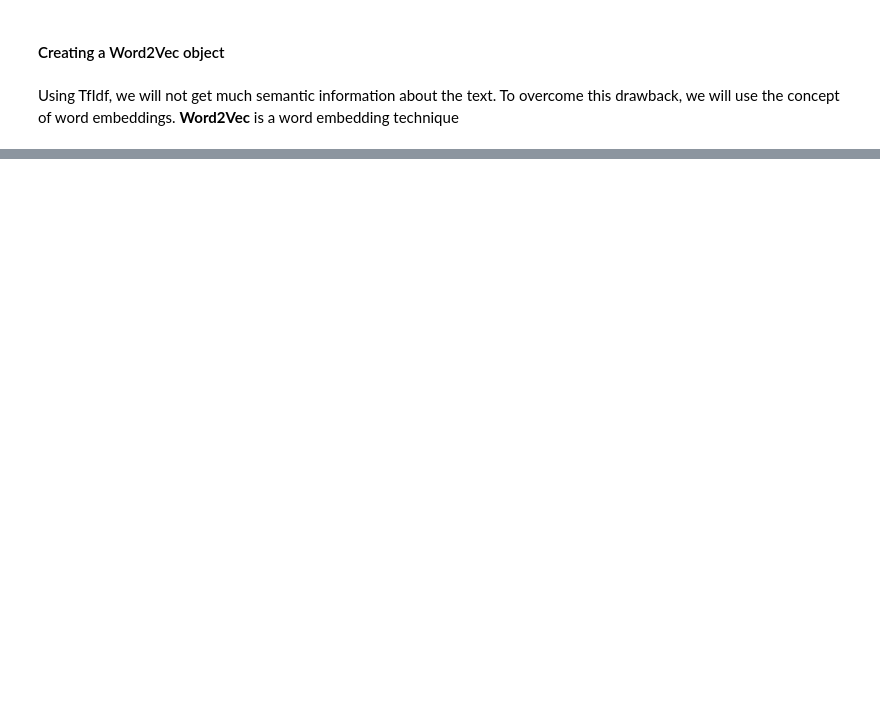
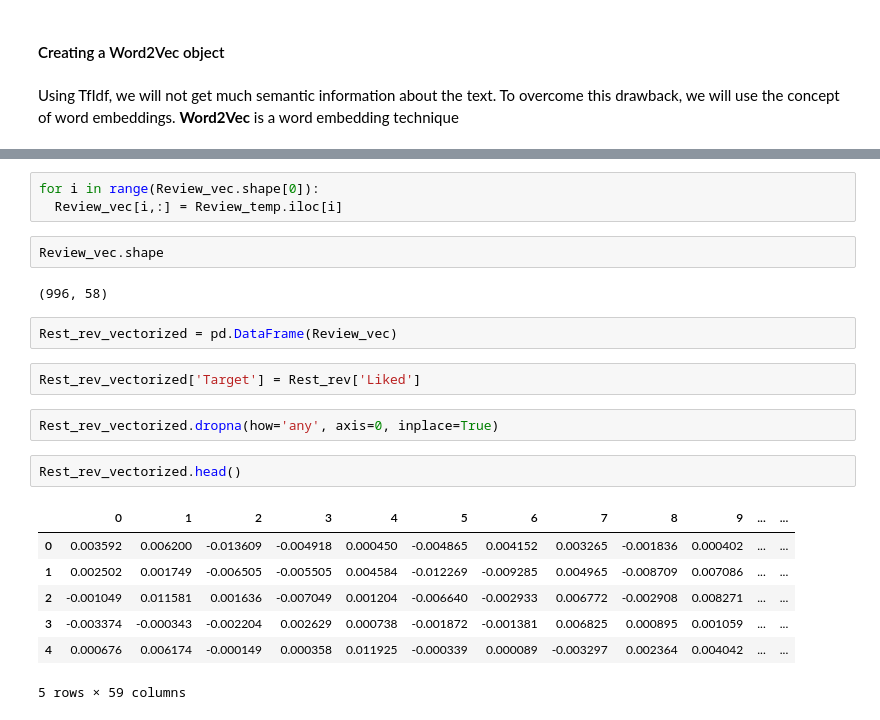
Before and after one commit to nipun1992/Restaurant-Review-Sentiment-Analysis, a Jupyter notebook: NLP Assignment Problem Statement 50 - Restaurant Review.ipynb, the cells around one changed output, grey strips where cells are left out. Saved outputs shown, nothing was run; the diff lists cells and outputs as text; blank space fills up the shorter version.

Commit message:
Vectorized reviews using Word2Vec Vectorizer

```diff
--- a/NLP Assignment Problem Statement 50 - Restaurant Review.ipynb
+++ b/NLP Assignment Problem Statement 50 - Restaurant Review.ipynb
@@ -450,0 +542,23 @@ Using TfIdf, we will not get much semantic information about the text. To overco
+# %%
+for i in range(Review_vec.shape[0]):
+  Review_vec[i,:] = Review_temp.iloc[i]
+# %%
+Review_vec.shape
+# %% [output]
+(996, 58)
+# %%
+Rest_rev_vectorized = pd.DataFrame(Review_vec)
+# %%
+Rest_rev_vectorized['Target'] = Rest_rev['Liked']
+# %%
+Rest_rev_vectorized.dropna(how='any', axis=0, inplace=True)
+# %%
+Rest_rev_vectorized.head()
+# %% [output]
+|  | 0 | 1 | 2 | 3 | 4 | 5 | 6 | 7 | 8 | 9 | ... | ... |
+| 0 | 0.003592 | 0.006200 | -0.013609 | -0.004918 | 0.000450 | -0.004865 | 0.004152 | 0.003265 | -0.001836 | 0.000402 | ... | ... |
+| 1 | 0.002502 | 0.001749 | -0.006505 | -0.005505 | 0.004584 | -0.012269 | -0.009285 | 0.004965 | -0.008709 | 0.007086 | ... | ... |
+| 2 | -0.001049 | 0.011581 | 0.001636 | -0.007049 | 0.001204 | -0.006640 | -0.002933 | 0.006772 | -0.002908 | 0.008271 | ... | ... |
+| 3 | -0.003374 | -0.000343 | -0.002204 | 0.002629 | 0.000738 | -0.001872 | -0.001381 | 0.006825 | 0.000895 | 0.001059 | ... | ... |
+| 4 | 0.000676 | 0.006174 | -0.000149 | 0.000358 | 0.011925 | -0.000339 | 0.000089 | -0.003297 | 0.002364 | 0.004042 | ... | ... |
+5 rows × 59 columns
```
Also changed, not shown: parts of 31 cells of this notebook.
